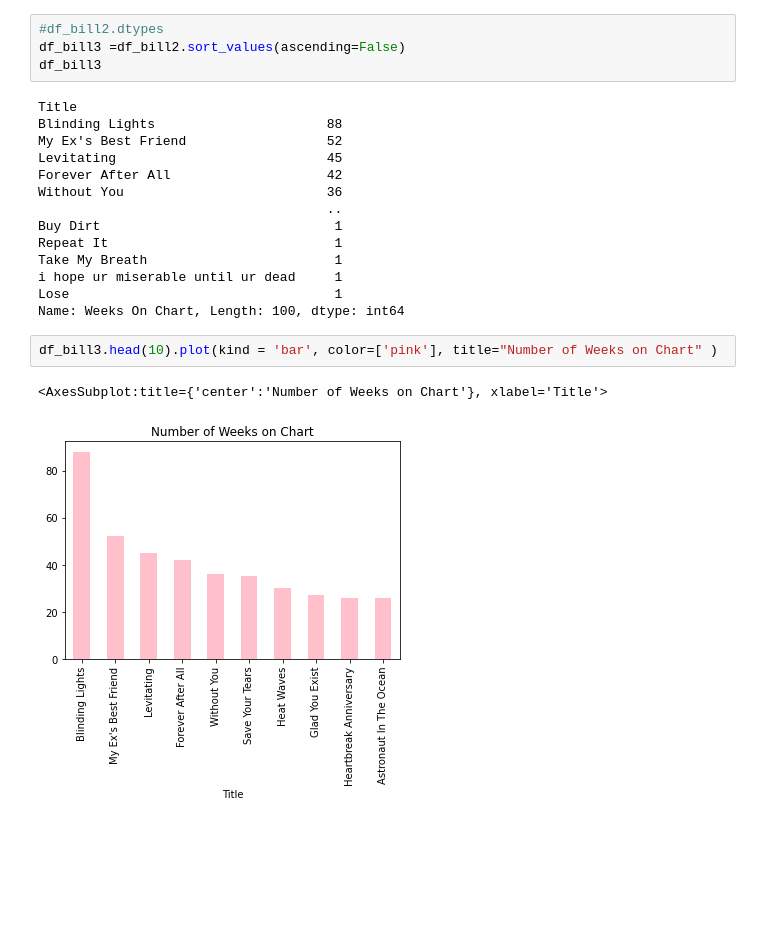
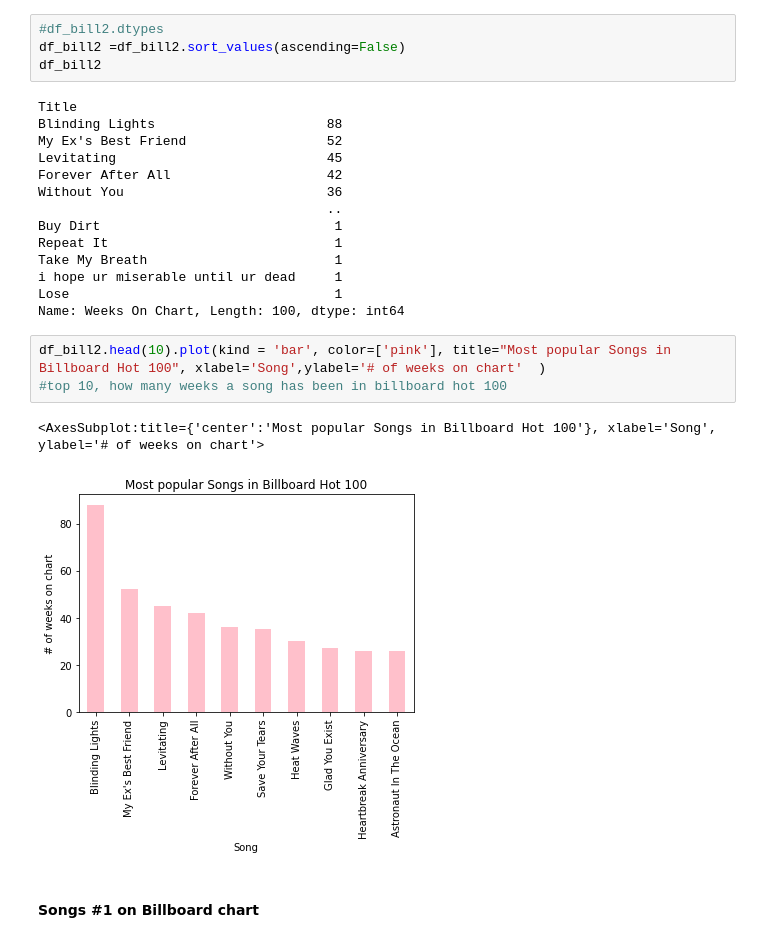
Before and after one commit to AditiB007/final-project-aditi-isabella, a Jupyter notebook: analysis.ipynb, the cells around one changed output. Cells and saved outputs as stored; diff of their text form; blank space fills up the shorter version.

```diff
--- a/analysis.ipynb
+++ b/analysis.ipynb
@@ -119,8 +177,8 @@ Symmetrical distribution.
 df_bill2 = df_bill.groupby('Title')['Weeks On Chart'].mean()
 # %%
 #df_bill2.dtypes
-df_bill3 =df_bill2.sort_values(ascending=False)
-df_bill3
+df_bill2 =df_bill2.sort_values(ascending=False)
+df_bill2
 # %% [output]
 Title
 Blinding Lights                      88
@@ -136,8 +194,11 @@ i hope ur miserable until ur dead     1
 Lose                                  1
 Name: Weeks On Chart, Length: 100, dtype: int64
 # %%
-df_bill3.head(10).plot(kind = 'bar', color=['pink'], title="Number of Weeks on Chart" )
+df_bill2.head(10).plot(kind = 'bar', color=['pink'], title="Most popular Songs in Billboard Hot 100", xlabel='Song',ylabel='# of weeks on chart'  )
+#top 10, how many weeks a song has been in billboard hot 100
 # %% [output]
-<AxesSubplot:title={'center':'Number of Weeks on Chart'}, xlabel='Title'>
+<AxesSubplot:title={'center':'Most popular Songs in Billboard Hot 100'}, xlabel='Song', ylabel='# of weeks on chart'>
-[figure, old version]
+[figure, new version]
+# %% [markdown]
+#### Songs #1 on Billboard chart
 # %%
```
Also changed, not shown: parts of 26 cells of this notebook.
